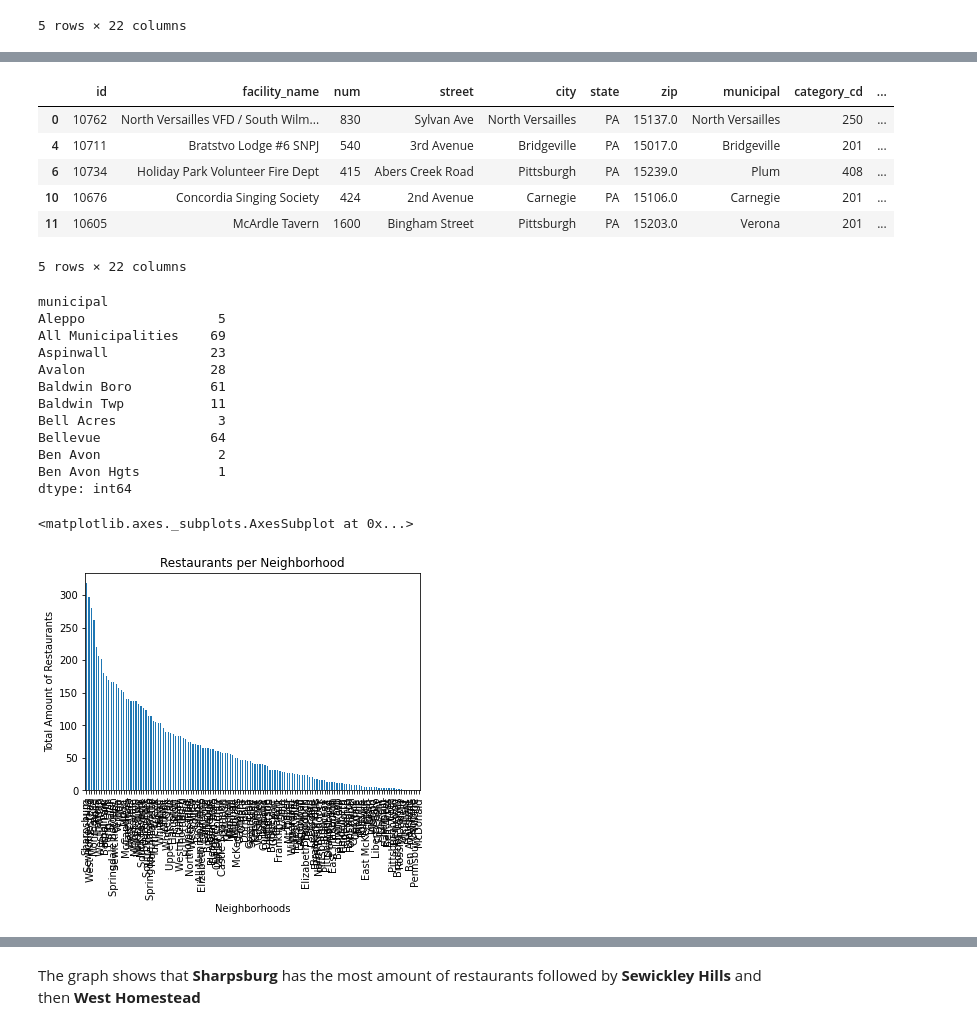
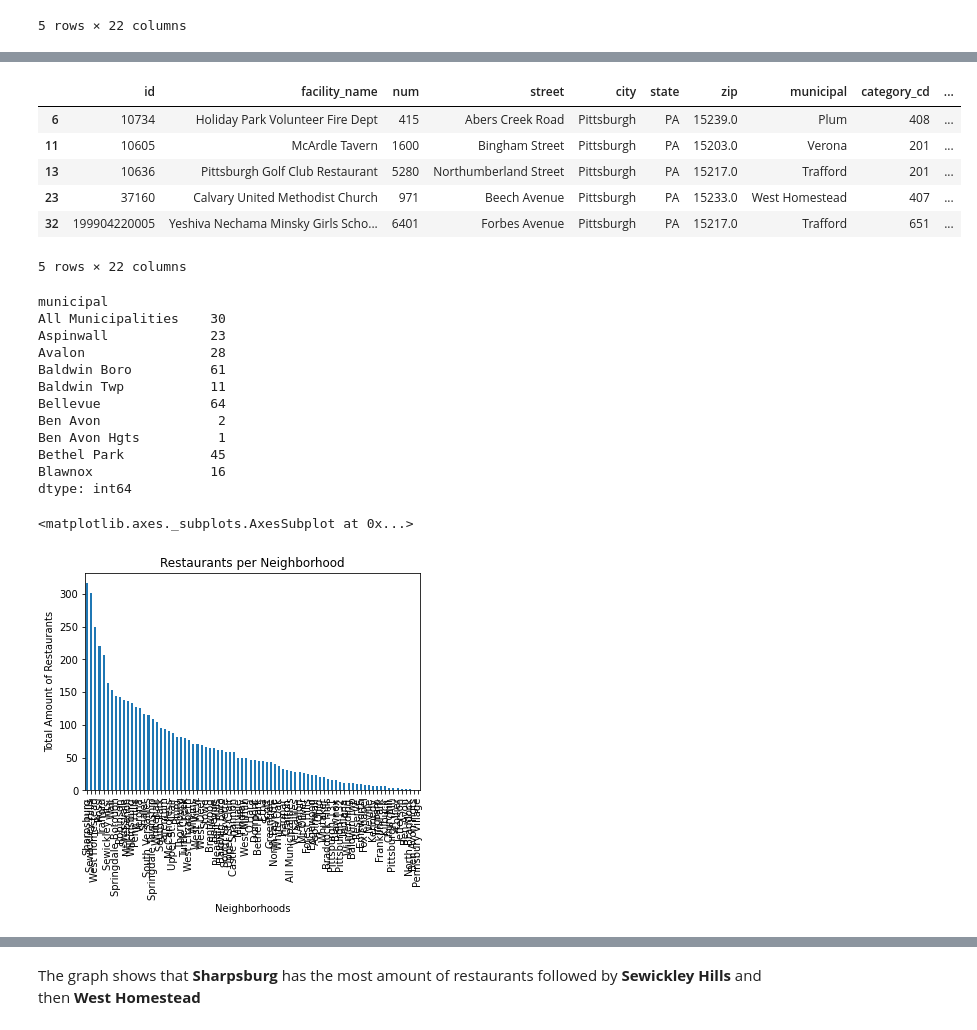
Before and after one commit to yimijj/CMPINF0010-Final-Project, a Jupyter notebook: Restaurants.ipynb, the cells around one changed output, grey strips where cells are left out. Cells and saved outputs as stored; diff of their text form; code cells hidden in the pictures.

```diff
--- a/Restaurants.ipynb
+++ b/Restaurants.ipynb
@@ -25,3 +25,8 @@ dataRestaurants['municipal'] = dataRestaurants['municipal'].replace(['Pittsburgh
 dataRestaurants['municipal'] = dataRestaurants['municipal'].replace(['Pittsburgh-125', 'Pittsburgh-126', 'Pittsburgh-127', 'Pittsburgh-128', 'Pittsburgh-129', 'Pittsburgh-130'], ['Whitaker', 'White Oak', 'Whitehall', 'Wilkins', 'Wilkinsburg', 'Wilmerding'])
 
 #manually changing municipal numbers to their respective names
+# %%
+pitt_only = dataRestaurants.loc[dataRestaurants['city']== 'Pittsburgh']
+pitt_only.head(5)
+
+#since the data lists all restaurants in the Alleghany County, I had to grab only the ones in Pittsburgh
@@ -28,13 +41,13 @@ dataRestaurants['municipal'] = dataRestaurants['municipal'].replace(['Pittsburgh
 # %%
-status = dataRestaurants.loc[dataRestaurants['status']== 1]
+status = pitt_only.loc[dataRestaurants['status']== 1]
 status.head(5)
 
 #grabbing only the restaurants that are still active (1 = active, 7 = inactive)
 # %% [output]
 |  | id | facility_name | num | street | city | state | zip | municipal | category_cd | ... |
-| 0 | 10762 | North Versailles VFD / South Wilm... | 830 | Sylvan Ave | North Versailles | PA | 15137.0 | North Versailles | 250 | ... |
-| 4 | 10711 | Bratstvo Lodge #6 SNPJ | 540 | 3rd Avenue | Bridgeville | PA | 15017.0 | Bridgeville | 201 | ... |
 | 6 | 10734 | Holiday Park Volunteer Fire Dept | 415 | Abers Creek Road | Pittsburgh | PA | 15239.0 | Plum | 408 | ... |
-| 10 | 10676 | Concordia Singing Society | 424 | 2nd Avenue | Carnegie | PA | 15106.0 | Carnegie | 201 | ... |
 | 11 | 10605 | McArdle Tavern | 1600 | Bingham Street | Pittsburgh | PA | 15203.0 | Verona | 201 | ... |
+| 13 | 10636 | Pittsburgh Golf Club Restaurant | 5280 | Northumberland Street | Pittsburgh | PA | 15217.0 | Trafford | 201 | ... |
+| 23 | 37160 | Calvary United Methodist Church | 971 | Beech Avenue | Pittsburgh | PA | 15233.0 | West Homestead | 407 | ... |
+| 32 | 199904220005 | Yeshiva Nechama Minsky Girls Scho... | 6401 | Forbes Avenue | Pittsburgh | PA | 15217.0 | Trafford | 651 | ... |
 5 rows × 22 columns
@@ -50,16 +58,16 @@ active.head(10)
 #grouping the neighborhoods together to see how many restaurants are in each
 # %% [output]
 municipal
-Aleppo                 5
-All Municipalities    69
+All Municipalities    30
 Aspinwall             23
 Avalon                28
 Baldwin Boro          61
 Baldwin Twp           11
-Bell Acres             3
 Bellevue              64
 Ben Avon               2
 Ben Avon Hgts          1
+Bethel Park           45
+Blawnox               16
 dtype: int64
 # %%
 active.sort_values(ascending = False).plot.bar(title = "Restaurants per Neighborhood", xlabel = 'Neighborhoods', ylabel = 'Total Amount of Restaurants')
@@ -67,7 +75,7 @@ active.sort_values(ascending = False).plot.bar(title = "Restaurants per Neighbor
 #hard to read the neighborhoods
 # %% [output]
 <matplotlib.axes._subplots.AxesSubplot at 0x...>
-[figure, old version]
+[figure, new version]
 # %%
 active.sort_values(ascending = False)[:10].plot.bar(title = "Restaurants per Neighborhood", xlabel = 'Neighborhoods', ylabel = 'Total Amount of Restaurants')
 
```
Also changed, not shown: parts of 3 cells of this notebook, 2 other files.
